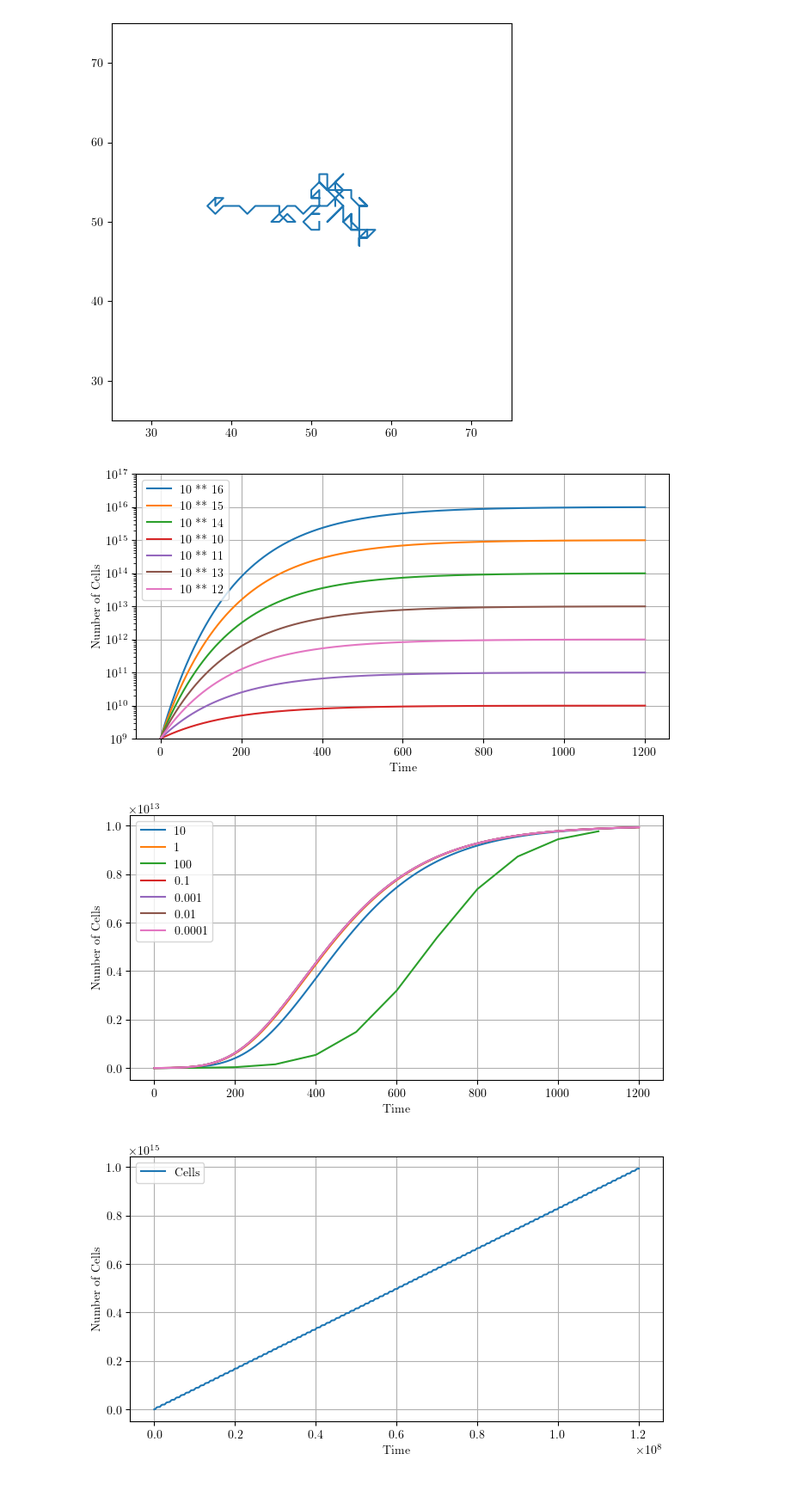
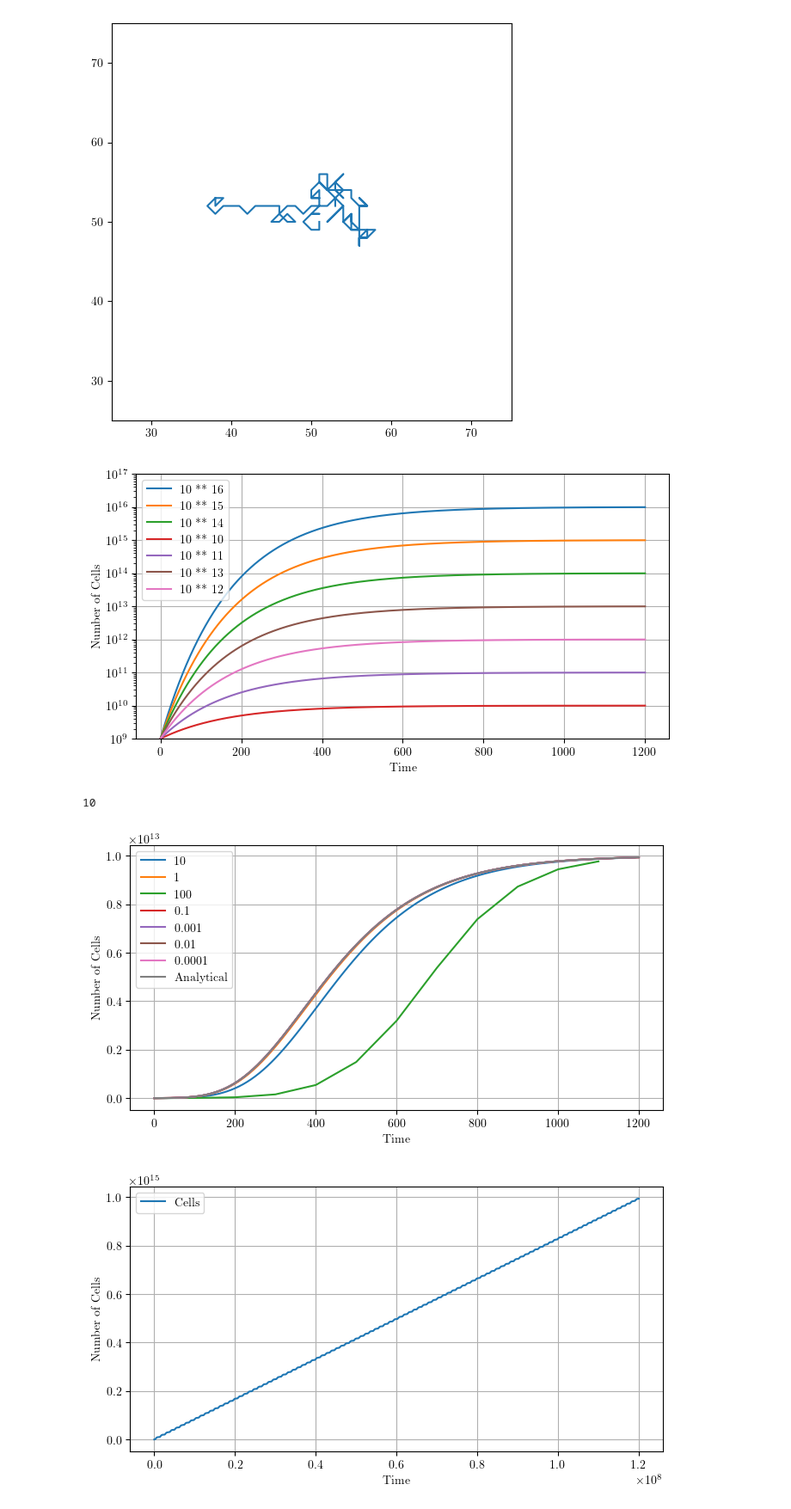
Before and after one commit to NathanRignall/cellular-automata-acw, a Jupyter notebook: automata/plots/task2.ipynb, the cells around one changed output. Shown: that part at 86% size. Drawn from its saved outputs; the diff is of its cells as text; code cells hidden in the pictures.

Commit message:
Update graphs

```diff
--- a/automata/plots/task2.ipynb
+++ b/automata/plots/task2.ipynb
@@ -61,8 +62,11 @@ plt.grid(True)
 plt.yscale('log')  # Set y-axis to logarithmic scale
 plt.ylim(1e9, 1e17)
 plt.show()
+
+10
 # %% [output]
 [figure]
+10
 # %%
 # Load all .csv file
 data = {}
@@ -80,17 +84,23 @@ for name, record in data.items():
     dt = 10 ** record['m'];
     record['df']['time'] = record['df']['time'] * dt
 # %%
+# solve analytically first
+x = np.linspace(0, 1200, 2000)
+y = 10 ** (13 - (4 * (np.e ** (-0.006 * x))))
+analytical = pd.DataFrame({'time': x, 'cells': y})
+
 # plot the number of cells over time for all h
 plt.figure(figsize=(8, 4))
 for name, record in data.items():
     plt.plot(record['df']['time'], record['df']['cells'], label=f'{10 ** record["m"]}')
+plt.plot(analytical['time'], analytical['cells'], label='Analytical')
 plt.xlabel('Time')
 plt.ylabel('Number of Cells')
 plt.legend()
 plt.grid(True)
 plt.show()
 # %% [output]
-[figure, old version]
+[figure, new version]
 # %%
 # plot the number of cells over time
 plt.figure(figsize=(8, 4))
```
Also changed, not shown: parts of 1 cell of this notebook, 1 other file.
